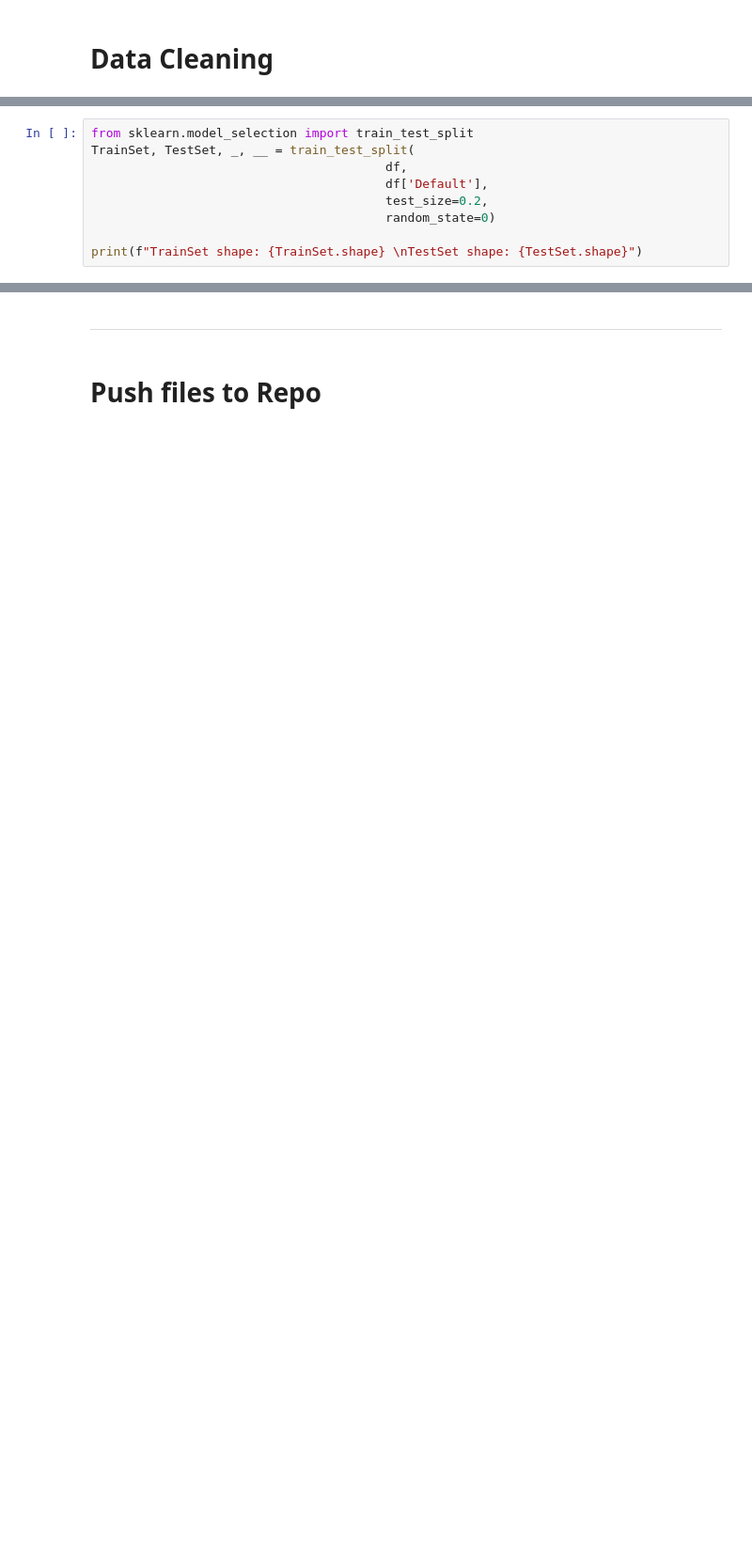
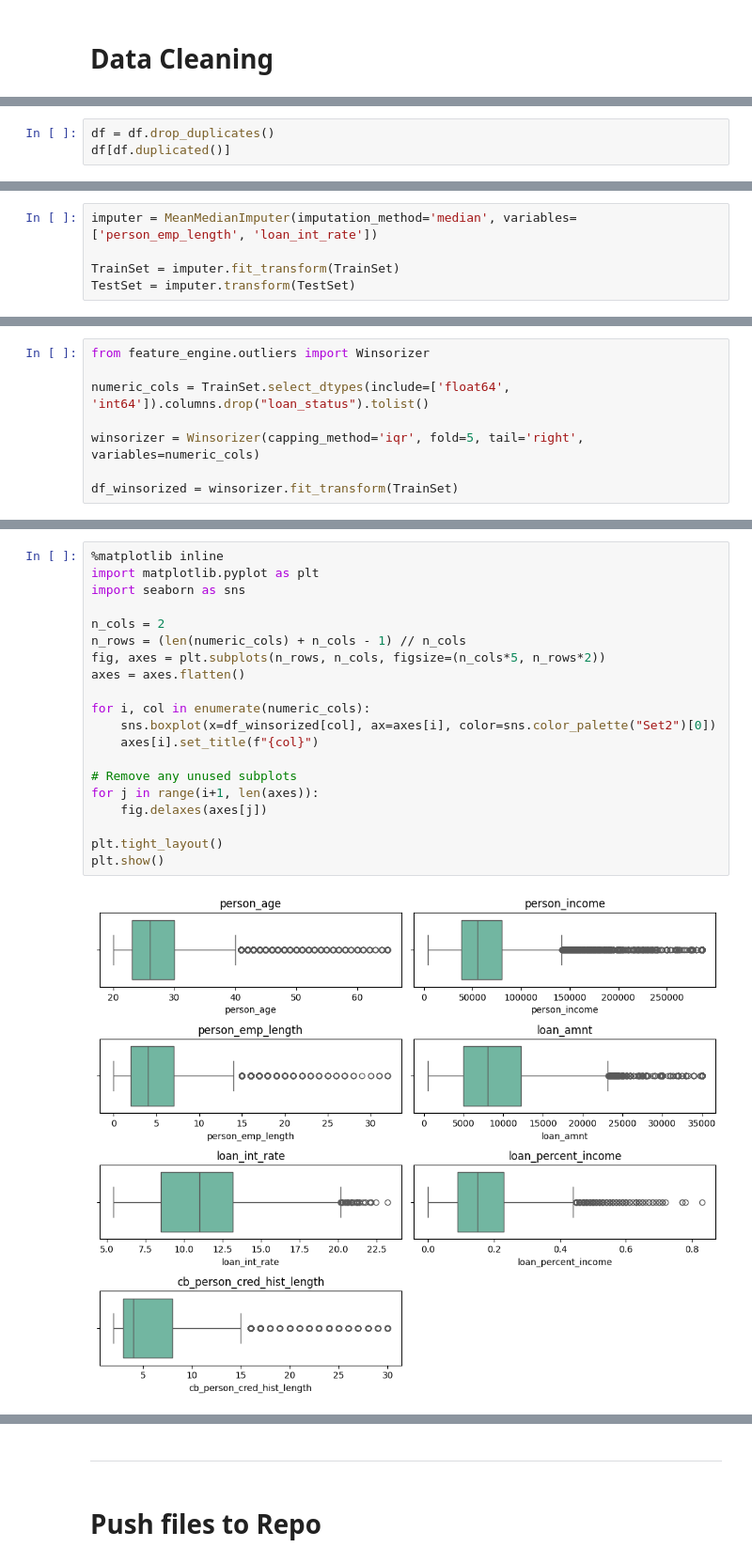
Before and after one commit to kathrinmzl/LoanGuard, a Jupyter notebook: jupyter_notebooks/04_DataCleaning.ipynb, the cells around one changed output, grey strips where cells are left out. Shown: that part at 94% size. Drawn from its saved outputs; the diff is of its cells as text; blank space fills up the shorter version.

```diff
--- a/jupyter_notebooks/04_DataCleaning.ipynb
+++ b/jupyter_notebooks/04_DataCleaning.ipynb
@@ -54,0 +83,3 @@ df.drop("LoanID", axis=1, inplace=True)
+# %%
+df = df.drop_duplicates()
+df[df.duplicated()]
@@ -70,9 +141,0 @@ After cleaning the dataset we can split it into train and test sets for modellin
-# %%
-from sklearn.model_selection import train_test_split
-TrainSet, TestSet, _, __ = train_test_split(
-                                        df,
-                                        df['Default'],
-                                        test_size=0.2,
-                                        random_state=0)
-
-print(f"TrainSet shape: {TrainSet.shape} \nTestSet shape: {TestSet.shape}")
@@ -82,0 +192,5 @@ print("\nTotal number of missing values in the train set:", TrainSet.isna().sum(
+# %%
+imputer = MeanMedianImputer(imputation_method='median', variables=['person_emp_length', 'loan_int_rate'])
+
+TrainSet = imputer.fit_transform(TrainSet)
+TestSet = imputer.transform(TestSet)
@@ -82,0 +208,8 @@ print("\nTotal number of missing values in the train set:", TrainSet.isna().sum(
+# %%
+from feature_engine.outliers import Winsorizer
+
+numeric_cols = TrainSet.select_dtypes(include=['float64', 'int64']).columns.drop("loan_status").tolist()
+
+winsorizer = Winsorizer(capping_method='iqr', fold=5, tail='right', variables=numeric_cols)
+
+df_winsorized = winsorizer.fit_transform(TrainSet)
@@ -82,0 +247,22 @@ print("\nTotal number of missing values in the train set:", TrainSet.isna().sum(
+# %%
+%matplotlib inline
+import matplotlib.pyplot as plt
+import seaborn as sns
+
+n_cols = 2
+n_rows = (len(numeric_cols) + n_cols - 1) // n_cols
+fig, axes = plt.subplots(n_rows, n_cols, figsize=(n_cols*5, n_rows*2))
+axes = axes.flatten()
+
+for i, col in enumerate(numeric_cols):
+    sns.boxplot(x=df_winsorized[col], ax=axes[i], color=sns.color_palette("Set2")[0])
+    axes[i].set_title(f"{col}")
+
+# Remove any unused subplots
+for j in range(i+1, len(axes)):
+    fig.delaxes(axes[j])
+
+plt.tight_layout()
+plt.show()
+# %% [output]
+[figure, added]
```
Also changed, not shown: parts of 31 cells of this notebook.
